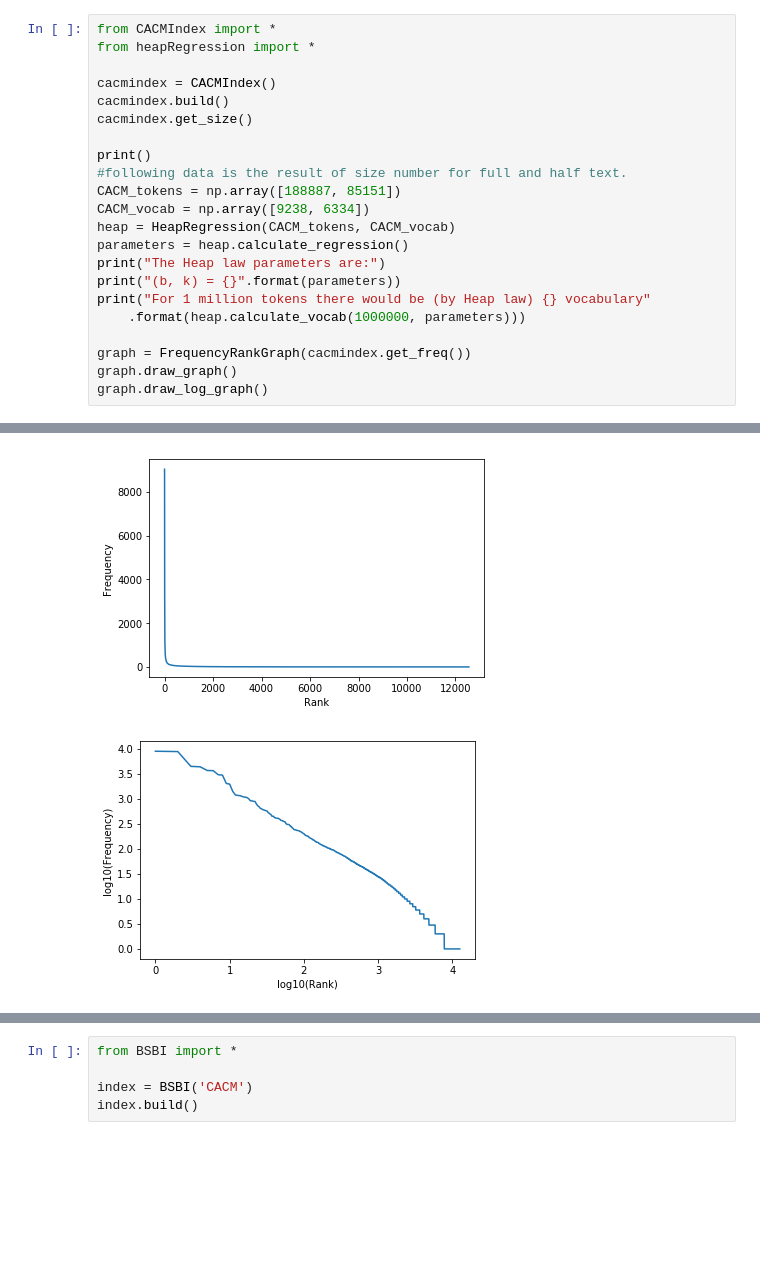
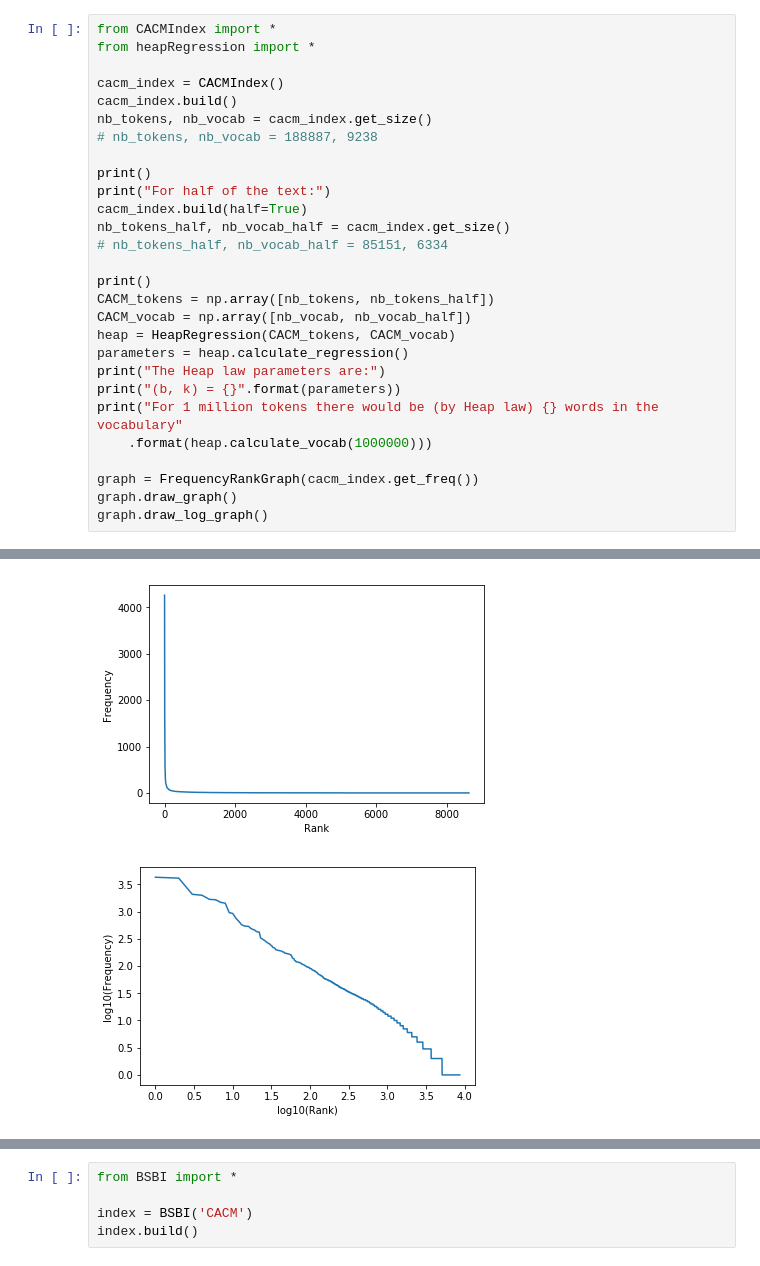
Before and after one commit to dlphn/google-2.0, a Jupyter notebook: RunMe.ipynb, the cells around one changed output, grey strips where cells are left out. Saved outputs shown, nothing was run; the diff lists cells and outputs as text; blank space fills up the shorter version.

Commit message:
Refactor nb_tokens and nb_vocab estimations part

```diff
--- a/RunMe.ipynb
+++ b/RunMe.ipynb
@@ -26,22 +26,28 @@ Calcule le vocabulaire et le nombre de token de chaque collection, on calcule sa
 from CACMIndex import *
 from heapRegression import *
 
-cacmindex = CACMIndex()
-cacmindex.build()
-cacmindex.get_size()
+cacm_index = CACMIndex()
+cacm_index.build()
+nb_tokens, nb_vocab = cacm_index.get_size()
+# nb_tokens, nb_vocab = 188887, 9238
 
 print()
-#following data is the result of size number for full and half text.
-CACM_tokens = np.array([188887, 85151])
-CACM_vocab = np.array([9238, 6334])
+print("For half of the text:")
+cacm_index.build(half=True)
+nb_tokens_half, nb_vocab_half = cacm_index.get_size()
+# nb_tokens_half, nb_vocab_half = 85151, 6334
+
+print()
+CACM_tokens = np.array([nb_tokens, nb_tokens_half])
+CACM_vocab = np.array([nb_vocab, nb_vocab_half])
 heap = HeapRegression(CACM_tokens, CACM_vocab)
 parameters = heap.calculate_regression()
 print("The Heap law parameters are:")
 print("(b, k) = {}".format(parameters))
-print("For 1 million tokens there would be (by Heap law) {} vocabulary"
-    .format(heap.calculate_vocab(1000000, parameters)))
+print("For 1 million tokens there would be (by Heap law) {} words in the vocabulary"
+    .format(heap.calculate_vocab(1000000)))
 
-graph = FrequencyRankGraph(cacmindex.get_freq())
+graph = FrequencyRankGraph(cacm_index.get_freq())
 graph.draw_graph()
 graph.draw_log_graph()
 # %% [output]
@@ -54,4 +64,4 @@ For 1 million tokens there would be (by Heap law) 20343.618531559812 vocabulary
-[figure, old version]
+[figure, new version]
-[figure, old version]
+[figure, new version]
 # %% [markdown]
 ### CS276
```
Also changed, not shown: parts of 6 cells of this notebook, 4 other files.
